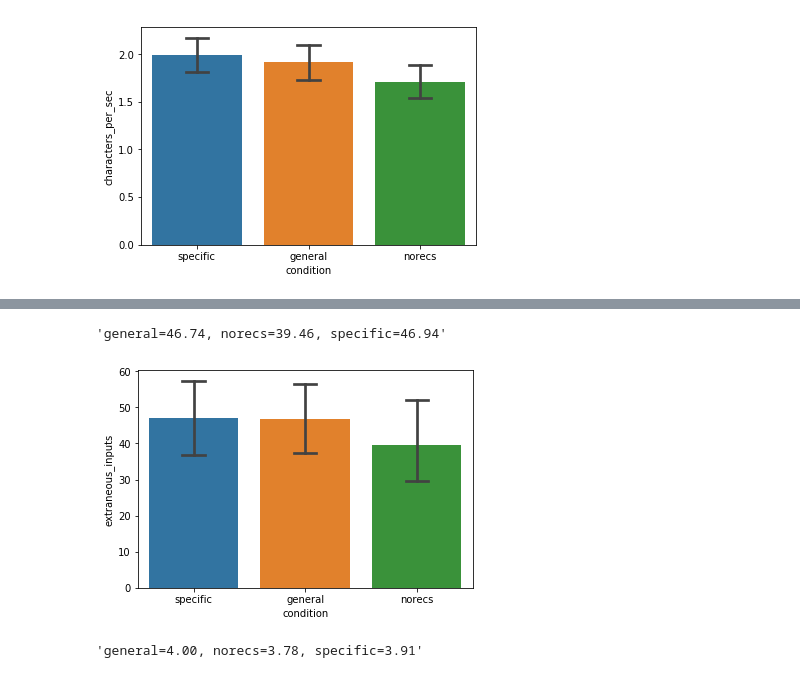
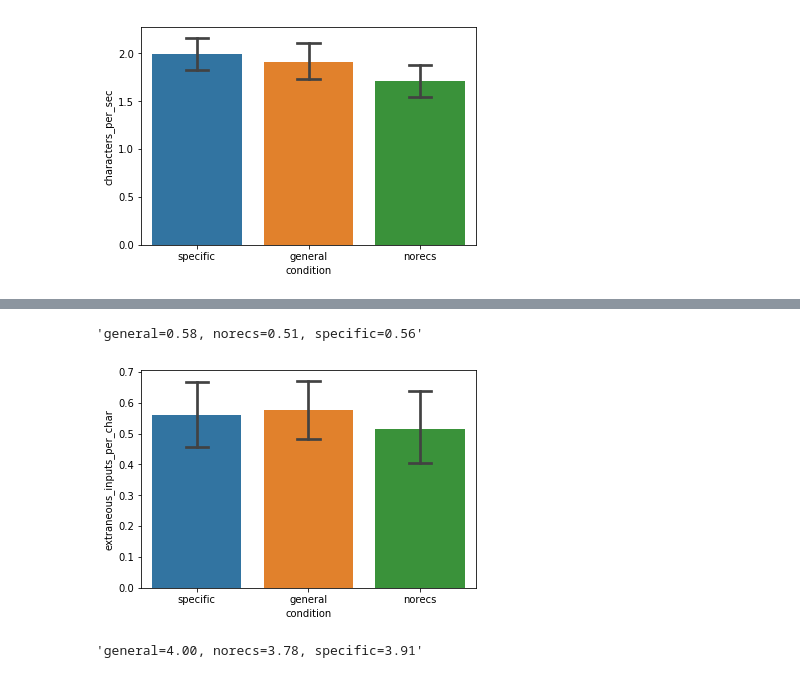
Before and after one commit to kcarnold/textrec, a Jupyter notebook: notebooks/Analysis.ipynb, the cells around one changed output, grey strips where cells are left out. Cells and saved outputs as stored; diff of their text form; code cells hidden in the pictures.

```diff
--- a/notebooks/Analysis.ipynb
+++ b/notebooks/Analysis.ipynb
@@ -245,8 +242,8 @@ Participants used available recommendations slightly more often when they were s
 # %%
-analyze_outcome(trial_level_data, 'condition', 'extraneous_inputs')
+analyze_outcome(trial_level_data, 'condition', 'extraneous_inputs_per_char')
 # %% [output]
-'general=46.74, norecs=39.46, specific=46.94'
+'general=0.58, norecs=0.51, specific=0.56'
-[figure, old version]
+[figure, new version]
 # %%
 analyze_outcome(trial_level_data, 'condition', 'extraneous_inputs_boxcox')
 # %% [output]
```
Also changed, not shown: parts of 12 cells of this notebook.
